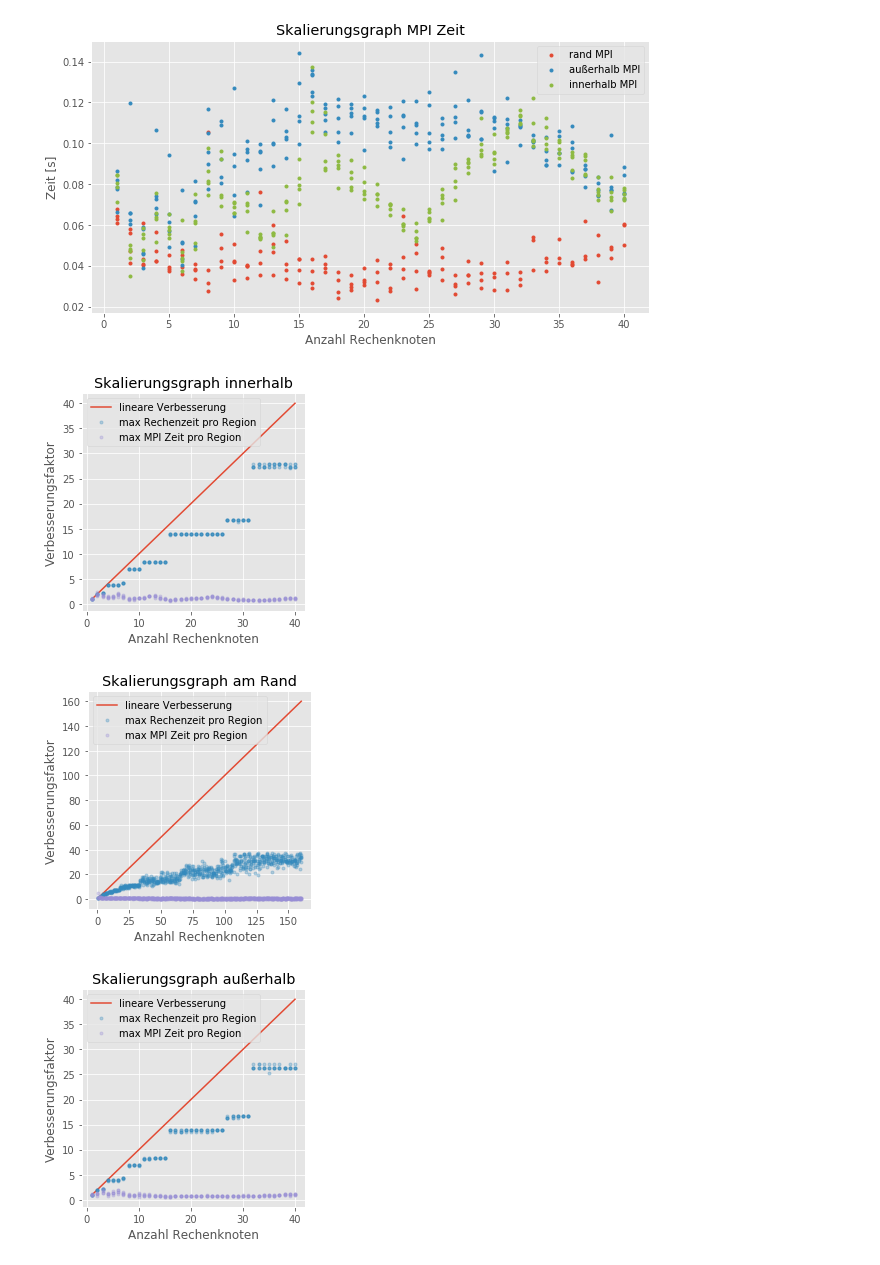
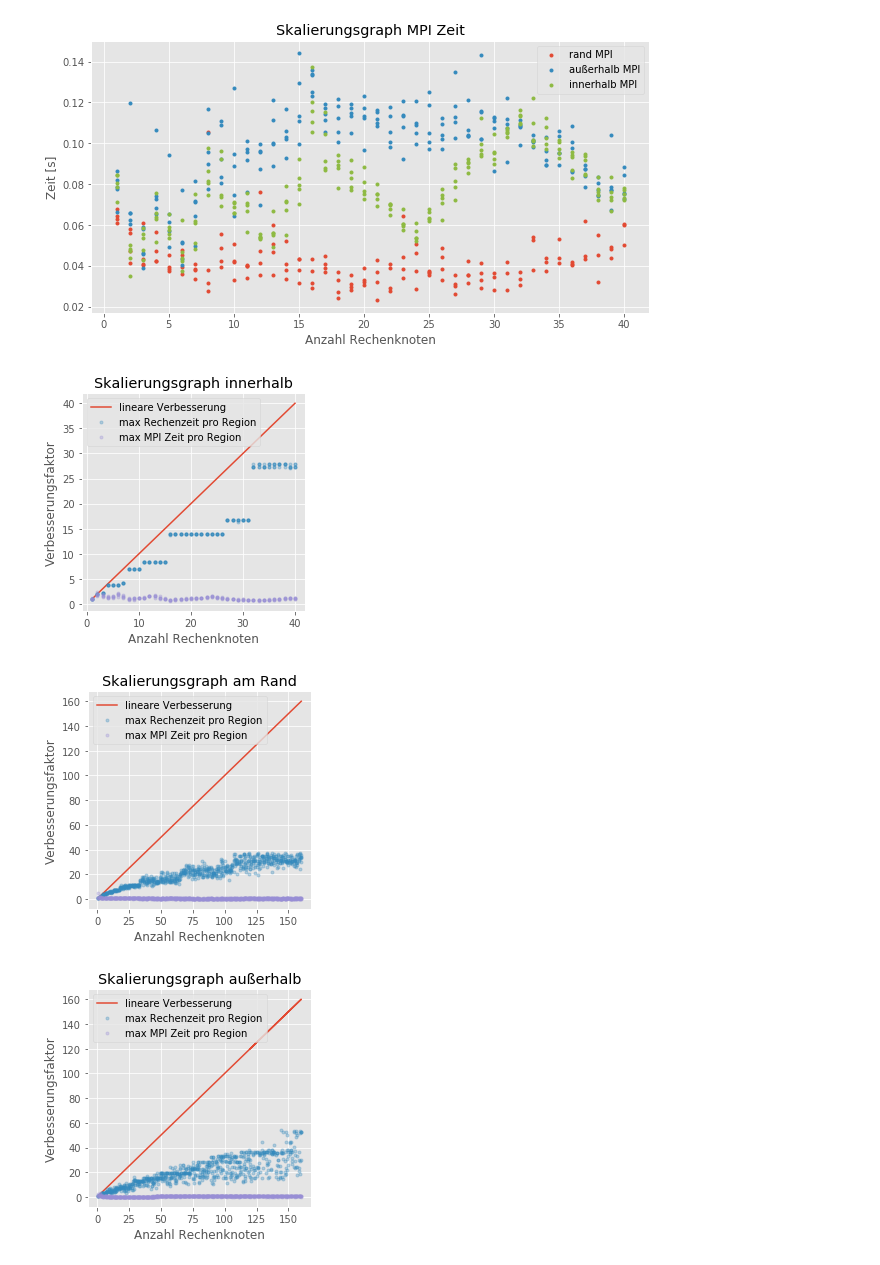
Before and after one commit to eragp/mandelbrot, a Jupyter notebook: eval/scalingGraph/scaling_graph.ipynb, the cells around one changed output. Saved outputs shown, nothing was run; the diff lists cells and outputs as text; code cells hidden in the pictures.

```diff
--- a/eval/scalingGraph/scaling_graph.ipynb
+++ b/eval/scalingGraph/scaling_graph.ipynb
@@ -248,16 +248,16 @@ plt.show()
 # %%
 inside_path = './data/data_scaling_inside_mandelbrot.json'
 border_path = './data/data_scaling_border_more_nodes.json'
-outside_path = './data/data_scaling_outside_mandelbrot.json'
+outside_path = './data/data_scaling_outside_more_nodes.json'
 inside = load_json(inside_path)
 border = load_json(border_path)
 outside = load_json(outside_path)
 
 plt.style.use('ggplot')
 simple_plot(inside, 'Skalierungsgraph innerhalb', 'scale_graph_inside', alpha=0.3)
 simple_plot(border, 'Skalierungsgraph am Rand', 'scale_graph_border_more_nodes', alpha=0.3)
 simple_plot(outside, 'Skalierungsgraph außerhalb', 'scale_graph_outside', alpha=0.3)
 # %% [output]
 [figure]
 [figure]
-[figure, old version]
+[figure, new version]
```
Also changed, not shown: parts of 1 cell of this notebook, 11 other files.
